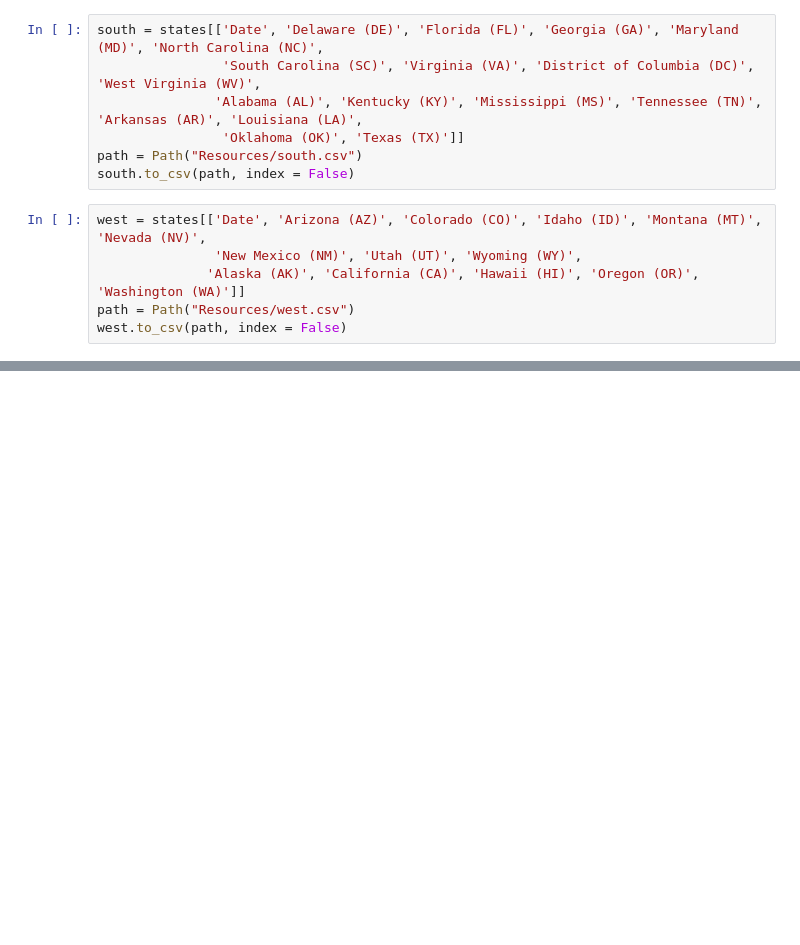
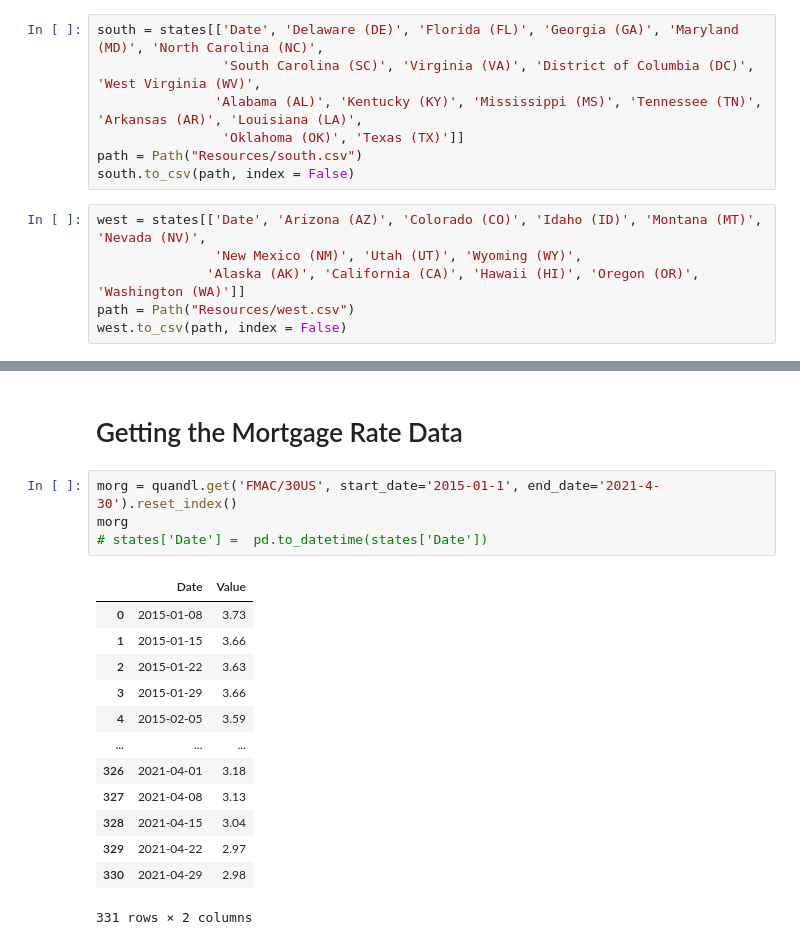
Before and after one commit to ysjamesjang/FinTech_Project1, a Jupyter notebook: Clark_Notebook.ipynb, the cells around one changed output, grey strips where cells are left out. Cells and saved outputs as stored; diff of their text form; blank space fills up the shorter version.

```diff
--- a/Clark_Notebook.ipynb
+++ b/Clark_Notebook.ipynb
@@ -107,0 +117,20 @@ plt.axvline(dt.datetime(2020, 1, 31), color = 'black', ls = '--')
+# %% [markdown]
+# Getting the Mortgage Rate Data
+# %%
+morg = quandl.get('FMAC/30US', start_date='2015-01-1', end_date='2021-4-30').reset_index()
+morg
+# states['Date'] =  pd.to_datetime(states['Date'])
+# %% [output]
+|  | Date | Value |
+| 0 | 2015-01-08 | 3.73 |
+| 1 | 2015-01-15 | 3.66 |
+| 2 | 2015-01-22 | 3.63 |
+| 3 | 2015-01-29 | 3.66 |
+| 4 | 2015-02-05 | 3.59 |
+| ... | ... | ... |
+| 326 | 2021-04-01 | 3.18 |
+| 327 | 2021-04-08 | 3.13 |
+| 328 | 2021-04-15 | 3.04 |
+| 329 | 2021-04-22 | 2.97 |
+| 330 | 2021-04-29 | 2.98 |
+331 rows × 2 columns
```
Also changed, not shown: parts of 11 cells of this notebook, 4 other files.
